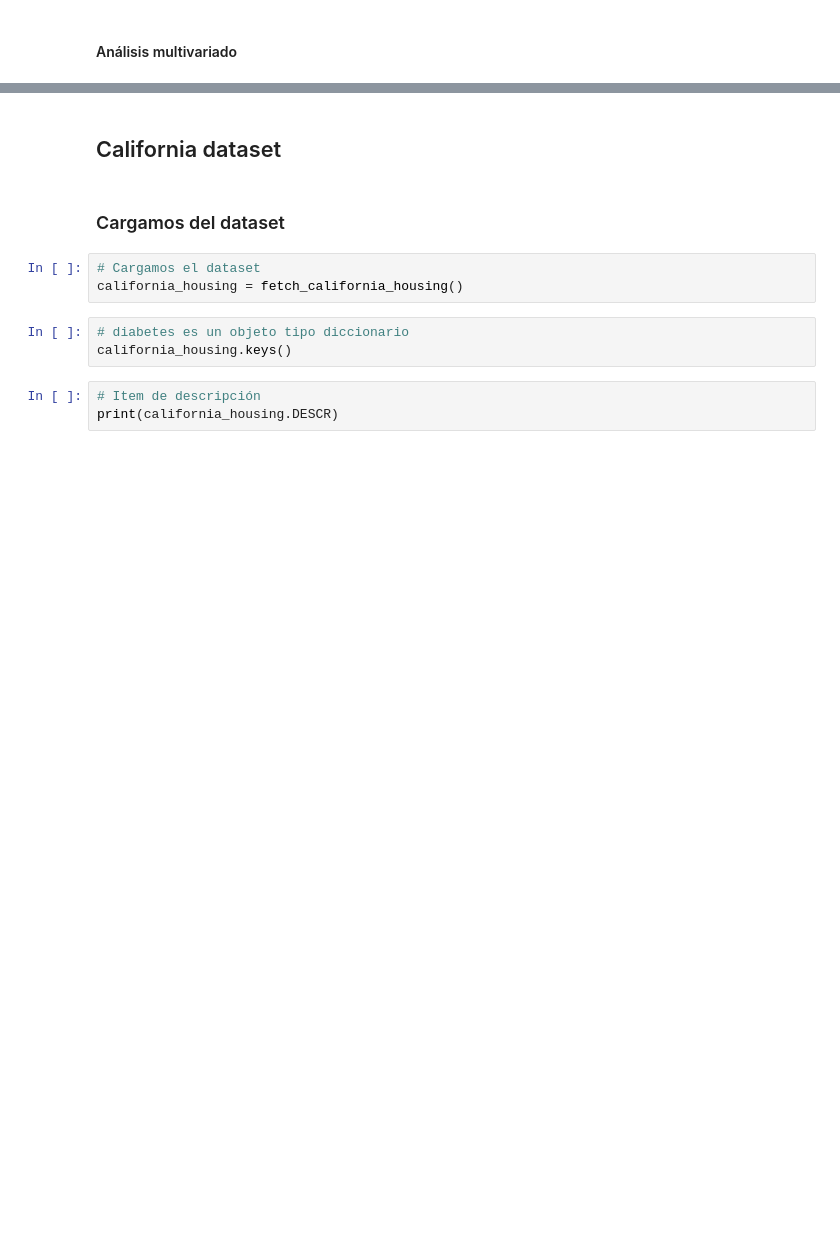
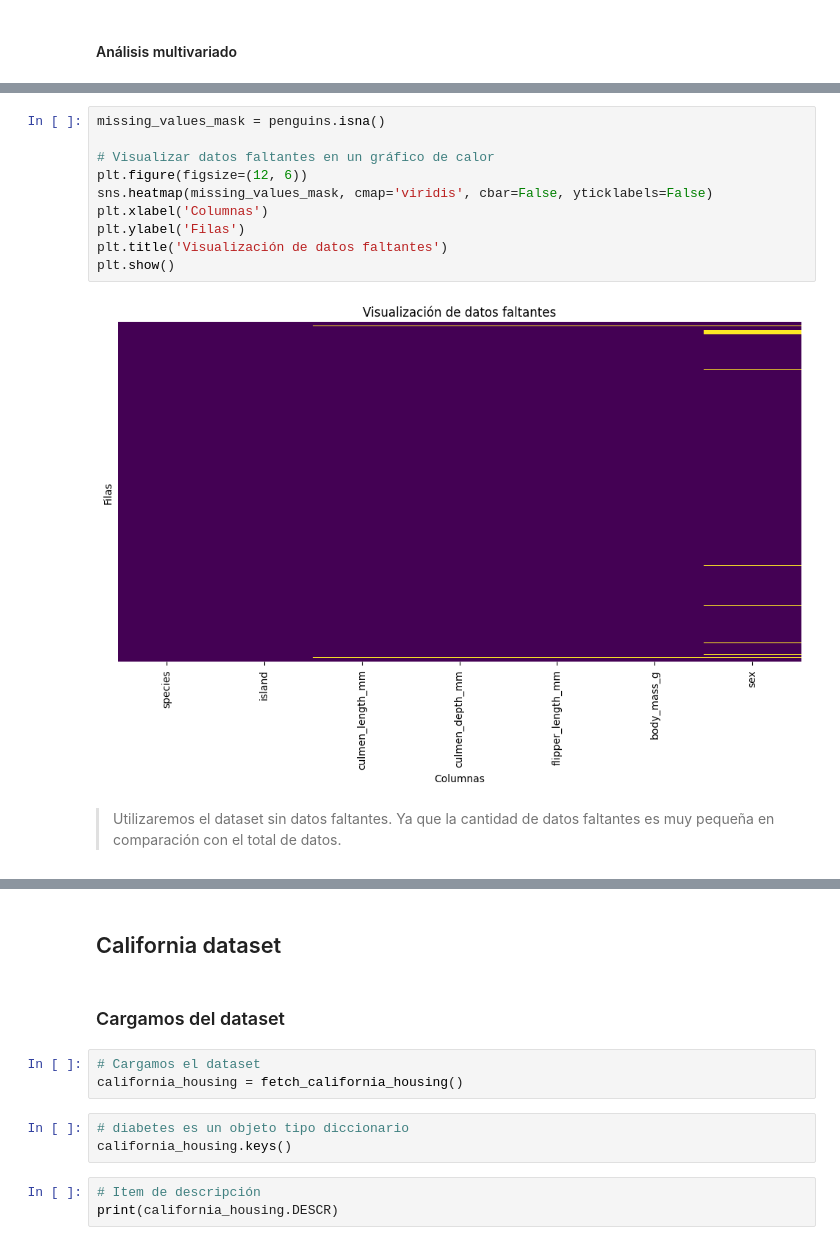
Before and after one commit to BRJoaquin/ia-obsidian, a Jupyter notebook: Machine Learning para IA/Practico/Entrega2.ipynb, the cells around one changed output, grey strips where cells are left out. Saved outputs shown, nothing was run; the diff lists cells and outputs as text; blank space fills up the shorter version.

```diff
--- a/Machine Learning para IA/Practico/Entrega2.ipynb
+++ b/Machine Learning para IA/Practico/Entrega2.ipynb
@@ -252,0 +268,14 @@ from sklearn.inspection import DecisionBoundaryDisplay
+# %%
+missing_values_mask = penguins.isna()
+
+# Visualizar datos faltantes en un gráfico de calor
+plt.figure(figsize=(12, 6))
+sns.heatmap(missing_values_mask, cmap='viridis', cbar=False, yticklabels=False)
+plt.xlabel('Columnas')
+plt.ylabel('Filas')
+plt.title('Visualización de datos faltantes')
+plt.show()
+# %% [output]
+[figure, added]
+# %% [markdown]
+> Utilizaremos el dataset sin datos faltantes. Ya que la cantidad de datos faltantes es muy pequeña en comparación con el total de datos.
```
Also changed, not shown: parts of 71 cells of this notebook, 6 other files.
